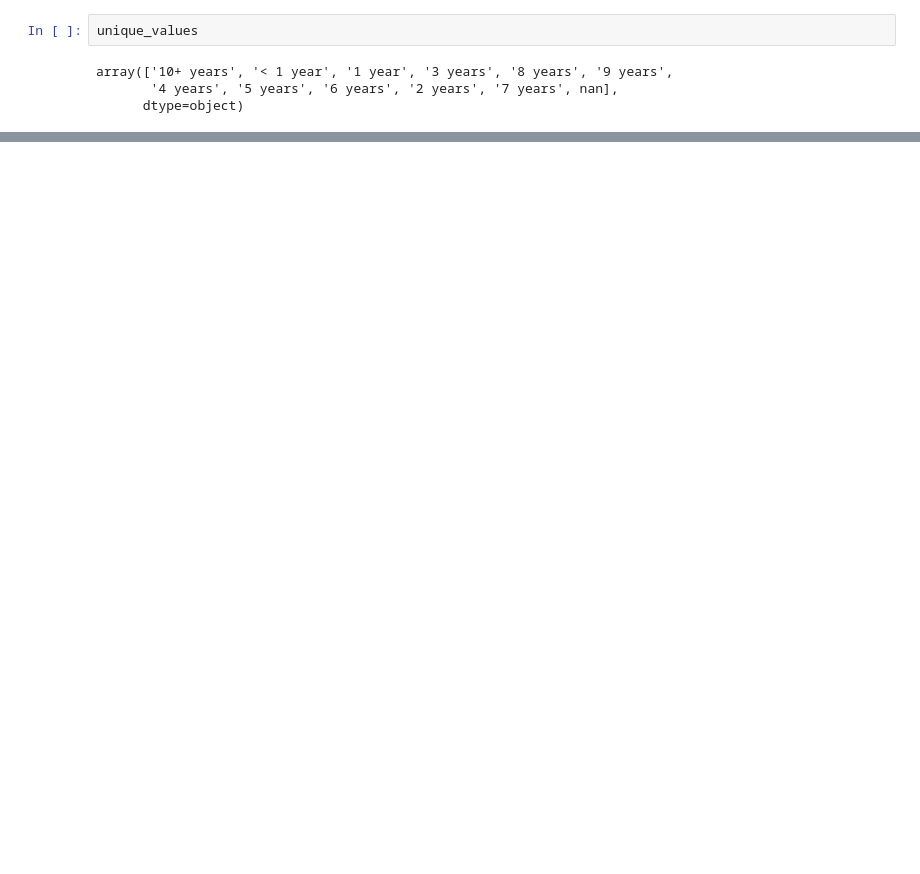
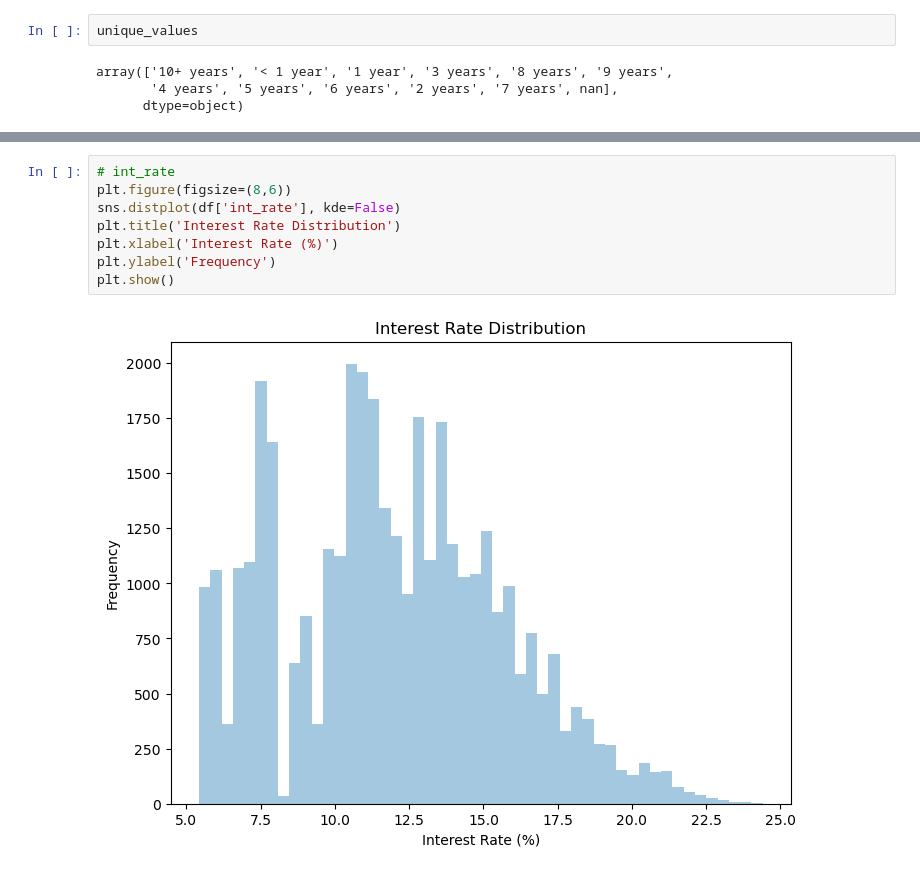
Before and after one commit to kajalmahata123/Lending-Club-Case-Study, a Jupyter notebook: Lending Club Case Study.ipynb, the cells around one changed output, grey strips where cells are left out. Drawn from its saved outputs; the diff is of its cells as text; blank space fills up the shorter version.

```diff
--- a/Lending Club Case Study.ipynb
+++ b/Lending Club Case Study.ipynb
@@ -605,0 +635,10 @@ dtype: int64
+# %%
+# int_rate
+plt.figure(figsize=(8,6))
+sns.distplot(df['int_rate'], kde=False)
+plt.title('Interest Rate Distribution')
+plt.xlabel('Interest Rate (%)')
+plt.ylabel('Frequency')
+plt.show()
+# %% [output]
+[figure, added]
```
Also changed, not shown: parts of 93 cells of this notebook.
